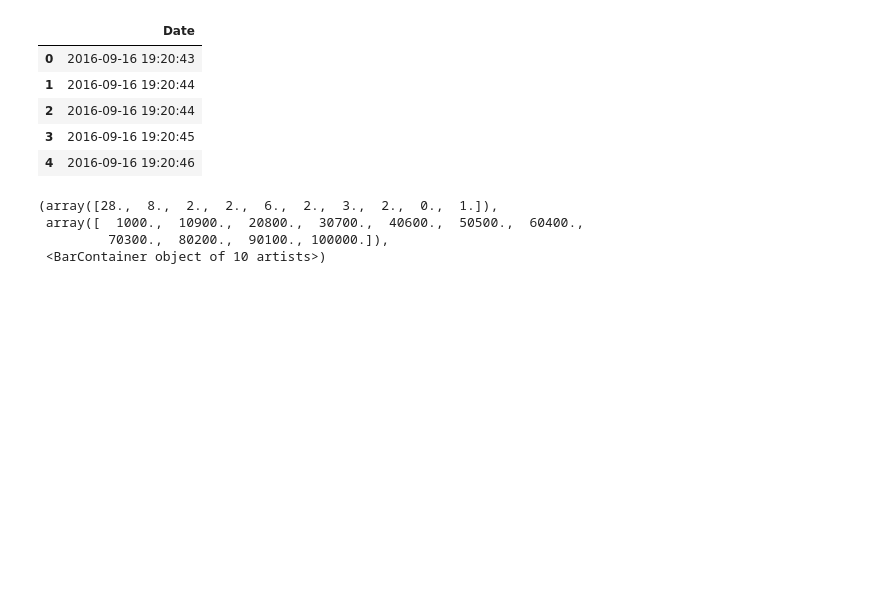
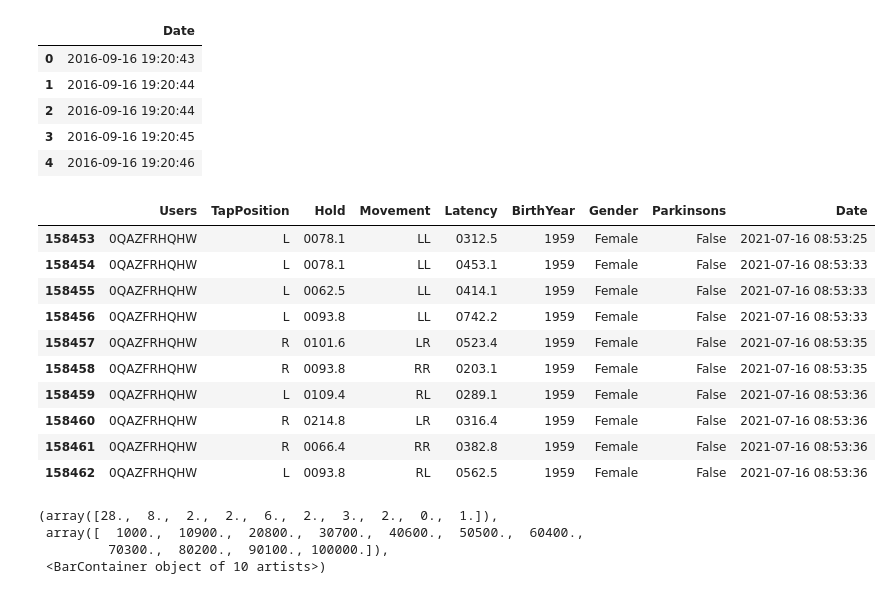
Before and after one commit to simonesinceri/colpoditastov2, a Jupyter notebook: parkinson_v3.ipynb, the cells around one changed output. Drawn from its saved outputs; the diff is of its cells as text; code cells hidden in the pictures; blank space fills up the shorter version.

Commit message:
dataframe con datatime

```diff
--- a/parkinson_v3.ipynb
+++ b/parkinson_v3.ipynb
@@ -194,6 +192,23 @@ pipo.head()
 | 2 | 2016-09-16 19:20:44 |
 | 3 | 2016-09-16 19:20:45 |
 | 4 | 2016-09-16 19:20:46 |
+# %%
+all_userdata_df = all_userdata_df.drop(columns=["Date","Datetime"])
+all_userdata_df_v2 = pd.concat([all_userdata_df, pipo], axis=1)
+
+all_userdata_df_v2.head(10)
+# %% [output]
+|  | Users | TapPosition | Hold | Movement | Latency | BirthYear | Gender | Parkinsons | Date |
+| 158453 | 0QAZFRHQHW | L | 0078.1 | LL | 0312.5 | 1959 | Female | False | 2021-07-16 08:53:25 |
+| 158454 | 0QAZFRHQHW | L | 0078.1 | LL | 0453.1 | 1959 | Female | False | 2021-07-16 08:53:33 |
+| 158455 | 0QAZFRHQHW | L | 0062.5 | LL | 0414.1 | 1959 | Female | False | 2021-07-16 08:53:33 |
+| 158456 | 0QAZFRHQHW | L | 0093.8 | LL | 0742.2 | 1959 | Female | False | 2021-07-16 08:53:33 |
+| 158457 | 0QAZFRHQHW | R | 0101.6 | LR | 0523.4 | 1959 | Female | False | 2021-07-16 08:53:35 |
+| 158458 | 0QAZFRHQHW | R | 0093.8 | RR | 0203.1 | 1959 | Female | False | 2021-07-16 08:53:35 |
+| 158459 | 0QAZFRHQHW | L | 0109.4 | RL | 0289.1 | 1959 | Female | False | 2021-07-16 08:53:36 |
+| 158460 | 0QAZFRHQHW | R | 0214.8 | LR | 0316.4 | 1959 | Female | False | 2021-07-16 08:53:36 |
+| 158461 | 0QAZFRHQHW | R | 0066.4 | RR | 0382.8 | 1959 | Female | False | 2021-07-16 08:53:36 |
+| 158462 | 0QAZFRHQHW | L | 0093.8 | RL | 0562.5 | 1959 | Female | False | 2021-07-16 08:53:36 |
 # %%
 fig, axs = plt.subplots(1, 4, figsize = (30,5))
 axs[0].hist(counts)
```
Also changed, not shown: parts of 3 cells of this notebook.
